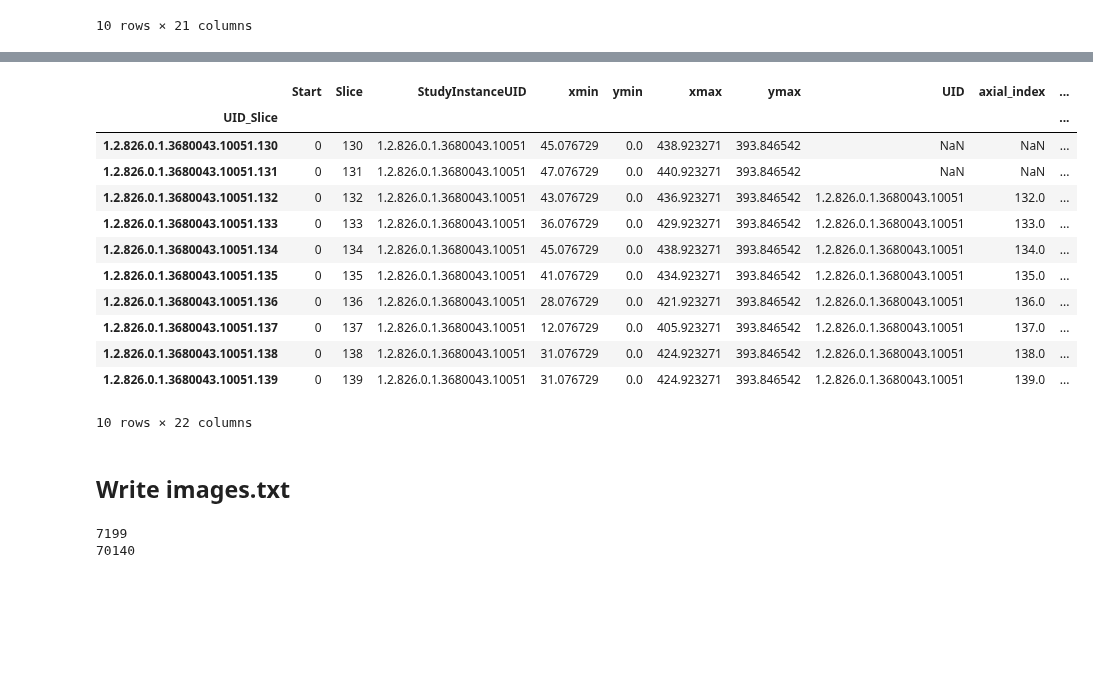
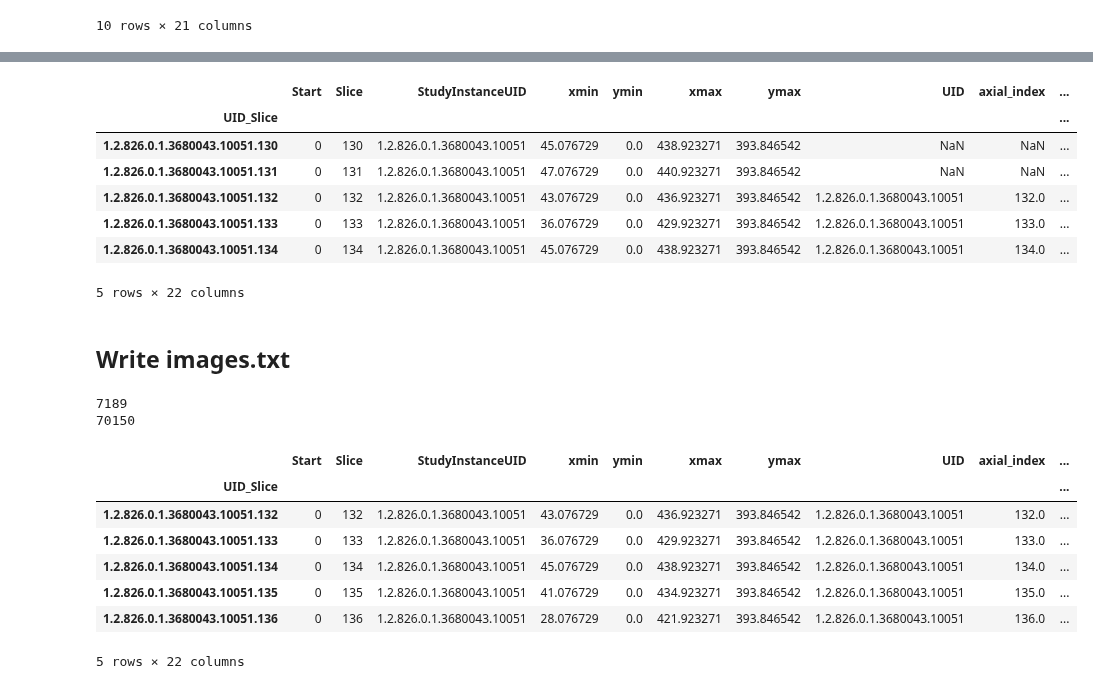
Before and after one commit to ghty011/cervical_spine, a Jupyter notebook: final/generate_yolo_labels.ipynb, the cells around one changed output, grey strips where cells are left out. Cells and saved outputs as stored; diff of their text form; code cells hidden in the pictures; blank space fills up the shorter version.

```diff
--- a/final/generate_yolo_labels.ipynb
+++ b/final/generate_yolo_labels.ipynb
@@ -15,7 +15,7 @@ DATA_DIR = "/root/autodl-tmp/cervical_spine/"
 IMAGES_DIR = os.path.join(DATA_DIR, 'yolo/images/')
 LABELS_DIR = os.path.join(DATA_DIR, 'yolo/labels/')
 
-BBOX_PATH = os.path.join(DATA_DIR, 'lm_labels/project-6-at-2022-10-23-10-49-ac1dfd72.json')
+BBOX_PATH = os.path.join(DATA_DIR, 'lm_labels/project-6-at-2022-10-24-13-58-7378271a.json')
 # %%
 with open(BBOX_PATH) as json_file:
     bbox_data = json.load(json_file)
@@ -30,6 +30,8 @@ for data in tqdm(bbox_data):
     UID = image.split('/')[-2]
     Slice = image.split('/')[-1].replace('.jpeg','')
 
+    if len(data['annotations'][0]['result']) == 0:
+        continue
     bbox = data['annotations'][0]['result'][0]['value']
 
     # coord = [bbox['x'], bbox['y'], bbox['width'], bbox['height']]
@@ -88,10 +90,10 @@ total_boundary_df.head()
 | 1.2.826.0.1.3680043.10001.3 | 1.2.826.0.1.3680043.10001 | 3 | 0 | 0.253906 | 0.0 | 0.0 | 512.0 | 512.0 |
 | 1.2.826.0.1.3680043.10001.4 | 1.2.826.0.1.3680043.10001 | 4 | 0 | 0.253906 | 0.0 | 0.0 | 512.0 | 512.0 |
 # %%
-total_boundary_df = total_boundary_df[total_boundary_df.StudyInstanceUID.isin(train_df.UID.unique())]
-total_boundary_df = total_boundary_df[['Start','Slice', 'StudyInstanceUID','xmin','ymin','xmax','ymax']]
-print(len(total_boundary_df))
-total_boundary_df.head()
+train_boundary_df = total_boundary_df[total_boundary_df.StudyInstanceUID.isin(train_df.UID.unique())]
+train_boundary_df = train_boundary_df[['Start','Slice', 'StudyInstanceUID','xmin','ymin','xmax','ymax']]
+print(len(train_boundary_df))
+train_boundary_df.head()
 # %% [output]
 77339
 |  | Start | Slice | StudyInstanceUID | xmin | ymin | xmax | ymax |
@@ -102,7 +104,7 @@ total_boundary_df.head()
 | 1.2.826.0.1.3680043.10051.3 | 0 | 3 | 1.2.826.0.1.3680043.10051 | 0.0 | 0.0 | 512.0 | 512.0 |
 | 1.2.826.0.1.3680043.10051.4 | 0 | 4 | 1.2.826.0.1.3680043.10051 | 0.0 | 0.0 | 512.0 | 512.0 |
 # %%
-total_df = pd.concat((total_boundary_df, train_df), axis=1)
+total_df = pd.concat((train_boundary_df, train_df), axis=1)
 print(len(total_df))
 total_df.iloc[130:140]
 # %% [output]
@@ -159,20 +161,15 @@ plt.axhline(s.cy + s.height)
 # %%
 total_df['img_path'] = IMAGES_DIR + total_df['StudyInstanceUID'] + '/' + total_df['Slice'].astype('string') + '.jpeg'
-total_df.iloc[130:140]
+total_df.iloc[130:135]
 # %% [output]
 |  | Start | Slice | StudyInstanceUID | xmin | ymin | xmax | ymax | UID | axial_index | ... |
 | UID_Slice |  |  |  |  |  |  |  |  |  | ... |
 | 1.2.826.0.1.3680043.10051.130 | 0 | 130 | 1.2.826.0.1.3680043.10051 | 45.076729 | 0.0 | 438.923271 | 393.846542 | NaN | NaN | ... |
 | 1.2.826.0.1.3680043.10051.131 | 0 | 131 | 1.2.826.0.1.3680043.10051 | 47.076729 | 0.0 | 440.923271 | 393.846542 | NaN | NaN | ... |
 | 1.2.826.0.1.3680043.10051.132 | 0 | 132 | 1.2.826.0.1.3680043.10051 | 43.076729 | 0.0 | 436.923271 | 393.846542 | 1.2.826.0.1.3680043.10051 | 132.0 | ... |
 | 1.2.826.0.1.3680043.10051.133 | 0 | 133 | 1.2.826.0.1.3680043.10051 | 36.076729 | 0.0 | 429.923271 | 393.846542 | 1.2.826.0.1.3680043.10051 | 133.0 | ... |
 | 1.2.826.0.1.3680043.10051.134 | 0 | 134 | 1.2.826.0.1.3680043.10051 | 45.076729 | 0.0 | 438.923271 | 393.846542 | 1.2.826.0.1.3680043.10051 | 134.0 | ... |
-| 1.2.826.0.1.3680043.10051.135 | 0 | 135 | 1.2.826.0.1.3680043.10051 | 41.076729 | 0.0 | 434.923271 | 393.846542 | 1.2.826.0.1.3680043.10051 | 135.0 | ... |
-| 1.2.826.0.1.3680043.10051.136 | 0 | 136 | 1.2.826.0.1.3680043.10051 | 28.076729 | 0.0 | 421.923271 | 393.846542 | 1.2.826.0.1.3680043.10051 | 136.0 | ... |
-| 1.2.826.0.1.3680043.10051.137 | 0 | 137 | 1.2.826.0.1.3680043.10051 | 12.076729 | 0.0 | 405.923271 | 393.846542 | 1.2.826.0.1.3680043.10051 | 137.0 | ... |
-| 1.2.826.0.1.3680043.10051.138 | 0 | 138 | 1.2.826.0.1.3680043.10051 | 31.076729 | 0.0 | 424.923271 | 393.846542 | 1.2.826.0.1.3680043.10051 | 138.0 | ... |
-| 1.2.826.0.1.3680043.10051.139 | 0 | 139 | 1.2.826.0.1.3680043.10051 | 31.076729 | 0.0 | 424.923271 | 393.846542 | 1.2.826.0.1.3680043.10051 | 139.0 | ... |
-10 rows × 22 columns
+5 rows × 22 columns
 # %% [markdown]
 ## Write images.txt
 # %%
@@ -189,5 +186,16 @@ neg_df = total_df[total_df.UID.isna()]
 print(len(pos_df))
 print(len(neg_df))
 # %% [output]
-7199
-70140
+7189
+70150
+# %%
+pos_df.head()
+# %% [output]
+|  | Start | Slice | StudyInstanceUID | xmin | ymin | xmax | ymax | UID | axial_index | ... |
+| UID_Slice |  |  |  |  |  |  |  |  |  | ... |
+| 1.2.826.0.1.3680043.10051.132 | 0 | 132 | 1.2.826.0.1.3680043.10051 | 43.076729 | 0.0 | 436.923271 | 393.846542 | 1.2.826.0.1.3680043.10051 | 132.0 | ... |
+| 1.2.826.0.1.3680043.10051.133 | 0 | 133 | 1.2.826.0.1.3680043.10051 | 36.076729 | 0.0 | 429.923271 | 393.846542 | 1.2.826.0.1.3680043.10051 | 133.0 | ... |
+| 1.2.826.0.1.3680043.10051.134 | 0 | 134 | 1.2.826.0.1.3680043.10051 | 45.076729 | 0.0 | 438.923271 | 393.846542 | 1.2.826.0.1.3680043.10051 | 134.0 | ... |
+| 1.2.826.0.1.3680043.10051.135 | 0 | 135 | 1.2.826.0.1.3680043.10051 | 41.076729 | 0.0 | 434.923271 | 393.846542 | 1.2.826.0.1.3680043.10051 | 135.0 | ... |
+| 1.2.826.0.1.3680043.10051.136 | 0 | 136 | 1.2.826.0.1.3680043.10051 | 28.076729 | 0.0 | 421.923271 | 393.846542 | 1.2.826.0.1.3680043.10051 | 136.0 | ... |
+5 rows × 22 columns
```
Also changed, not shown: parts of 16 cells of this notebook.
